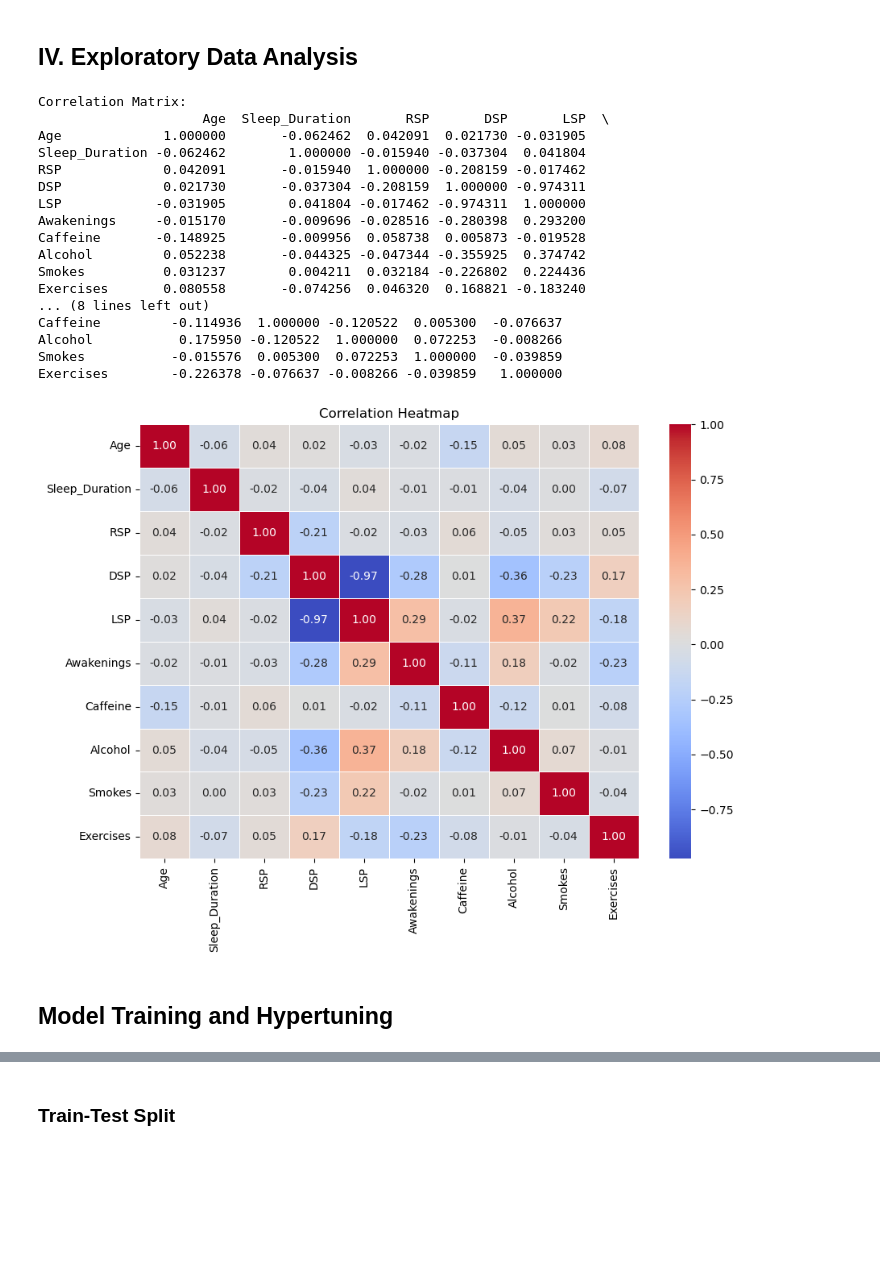
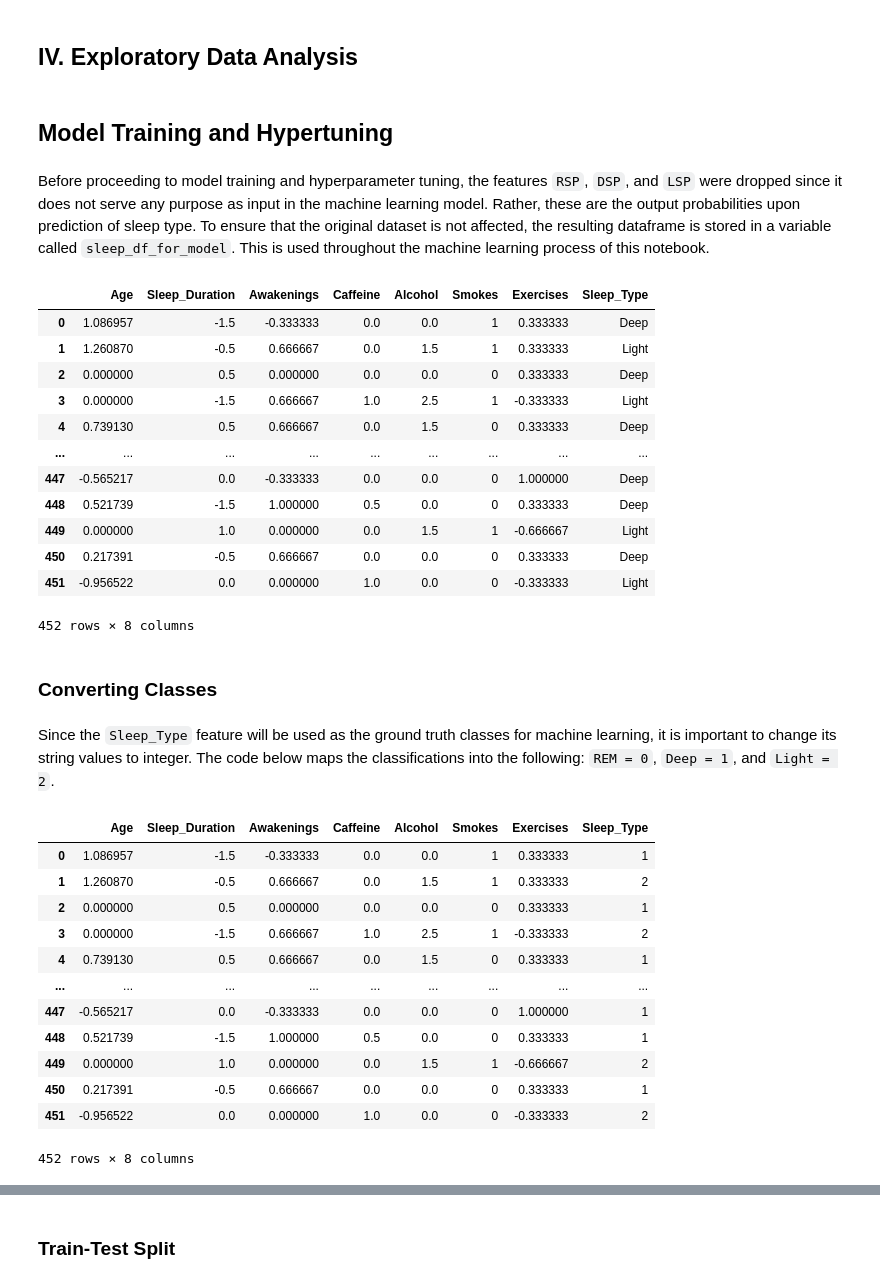
Before and after one commit to francisisip/SereniGuide, a Jupyter notebook: SereniGuide.ipynb, the cells around one changed output, grey strips where cells are left out. Cells and saved outputs as stored; diff of their text form; code cells hidden in the pictures; blank space fills up the shorter version.

```diff
--- a/SereniGuide.ipynb
+++ b/SereniGuide.ipynb
@@ -575,34 +575,3 @@ display_boxplot(sleep_df.select_dtypes(include='number'))
 [figure]
 # %% [markdown]
 ## IV. Exploratory Data Analysis
-# %%
-correlation_matrix = sleep_df.select_dtypes(include='number').corr()
-
-# Display correlation coefficients
-print("Correlation Matrix:")
-print(correlation_matrix)
-
-# Visualize correlation matrix as a heatmap
-plt.figure(figsize=(10, 7))
-sns.heatmap(correlation_matrix, annot=True, cmap='coolwarm', fmt=".2f", linewidths=.5)
-plt.title('Correlation Heatmap')
-plt.show()
-# %% [output]
-Correlation Matrix:
-                     Age  Sleep_Duration       RSP       DSP       LSP  \
-Age             1.000000       -0.062462  0.042091  0.021730 -0.031905
-Sleep_Duration -0.062462        1.000000 -0.015940 -0.037304  0.041804
-RSP             0.042091       -0.015940  1.000000 -0.208159 -0.017462
-DSP             0.021730       -0.037304 -0.208159  1.000000 -0.974311
-LSP            -0.031905        0.041804 -0.017462 -0.974311  1.000000
-Awakenings     -0.015170       -0.009696 -0.028516 -0.280398  0.293200
-Caffeine       -0.148925       -0.009956  0.058738  0.005873 -0.019528
-Alcohol         0.052238       -0.044325 -0.047344 -0.355925  0.374742
-Smokes          0.031237        0.004211  0.032184 -0.226802  0.224436
-Exercises       0.080558       -0.074256  0.046320  0.168821 -0.183240
-... (8 lines left out)
-Caffeine         -0.114936  1.000000 -0.120522  0.005300  -0.076637
-Alcohol           0.175950 -0.120522  1.000000  0.072253  -0.008266
-Smokes           -0.015576  0.005300  0.072253  1.000000  -0.039859
-Exercises        -0.226378 -0.076637 -0.008266 -0.039859   1.000000
-[figure, removed]
@@ -609,2 +590,25 @@ Exercises        -0.226378 -0.076637 -0.008266 -0.039859   1.000000
 # %% [markdown]
 ## Model Training and Hypertuning
+# %% [markdown]
+Before proceeding to model training and hyperparameter tuning, the features `RSP`, `DSP`, and `LSP` were dropped since it does not serve any purpose as input in the machine learning model. Rather, these are the output probabilities upon prediction of sleep type. To ensure that the original dataset is not affected, the resulting dataframe is stored in a variable called `sleep_df_for_model`. This is used throughout the machine learning process of this notebook.
+# %%
+sleep_df_for_model = sleep_df.drop(['RSP', 'DSP', 'LSP'], axis=1)
+sleep_df_for_model
+# %% [output]
+|  | Age | Sleep_Duration | Awakenings | Caffeine | Alcohol | Smokes | Exercises | Sleep_Type |
+| 0 | 1.086957 | -1.5 | -0.333333 | 0.0 | 0.0 | 1 | 0.333333 | Deep |
+| 1 | 1.260870 | -0.5 | 0.666667 | 0.0 | 1.5 | 1 | 0.333333 | Light |
+| 2 | 0.000000 | 0.5 | 0.000000 | 0.0 | 0.0 | 0 | 0.333333 | Deep |
+| 3 | 0.000000 | -1.5 | 0.666667 | 1.0 | 2.5 | 1 | -0.333333 | Light |
+| 4 | 0.739130 | 0.5 | 0.666667 | 0.0 | 1.5 | 0 | 0.333333 | Deep |
+| ... | ... | ... | ... | ... | ... | ... | ... | ... |
+| 447 | -0.565217 | 0.0 | -0.333333 | 0.0 | 0.0 | 0 | 1.000000 | Deep |
+| 448 | 0.521739 | -1.5 | 1.000000 | 0.5 | 0.0 | 0 | 0.333333 | Deep |
+| 449 | 0.000000 | 1.0 | 0.000000 | 0.0 | 1.5 | 1 | -0.666667 | Light |
+| 450 | 0.217391 | -0.5 | 0.666667 | 0.0 | 0.0 | 0 | 0.333333 | Deep |
+| 451 | -0.956522 | 0.0 | 0.000000 | 1.0 | 0.0 | 0 | -0.333333 | Light |
+452 rows × 8 columns
+# %% [markdown]
+### Converting Classes
+# %% [markdown]
+Since the `Sleep_Type` feature will be used as the ground truth classes for machine learning, it is important to change its string values to integer. The code below maps the classifications into the following: `REM = 0`, `Deep = 1`, and `Light = 2`.
@@ -610,0 +623,16 @@ Exercises        -0.226378 -0.076637 -0.008266 -0.039859   1.000000
+# %%
+sleep_df_for_model
+# %% [output]
+|  | Age | Sleep_Duration | Awakenings | Caffeine | Alcohol | Smokes | Exercises | Sleep_Type |
+| 0 | 1.086957 | -1.5 | -0.333333 | 0.0 | 0.0 | 1 | 0.333333 | 1 |
+| 1 | 1.260870 | -0.5 | 0.666667 | 0.0 | 1.5 | 1 | 0.333333 | 2 |
+| 2 | 0.000000 | 0.5 | 0.000000 | 0.0 | 0.0 | 0 | 0.333333 | 1 |
+| 3 | 0.000000 | -1.5 | 0.666667 | 1.0 | 2.5 | 1 | -0.333333 | 2 |
+| 4 | 0.739130 | 0.5 | 0.666667 | 0.0 | 1.5 | 0 | 0.333333 | 1 |
+| ... | ... | ... | ... | ... | ... | ... | ... | ... |
+| 447 | -0.565217 | 0.0 | -0.333333 | 0.0 | 0.0 | 0 | 1.000000 | 1 |
+| 448 | 0.521739 | -1.5 | 1.000000 | 0.5 | 0.0 | 0 | 0.333333 | 1 |
+| 449 | 0.000000 | 1.0 | 0.000000 | 0.0 | 1.5 | 1 | -0.666667 | 2 |
+| 450 | 0.217391 | -0.5 | 0.666667 | 0.0 | 0.0 | 0 | 0.333333 | 1 |
+| 451 | -0.956522 | 0.0 | 0.000000 | 1.0 | 0.0 | 0 | -0.333333 | 2 |
+452 rows × 8 columns
```
Also changed, not shown: parts of 4 cells of this notebook.
